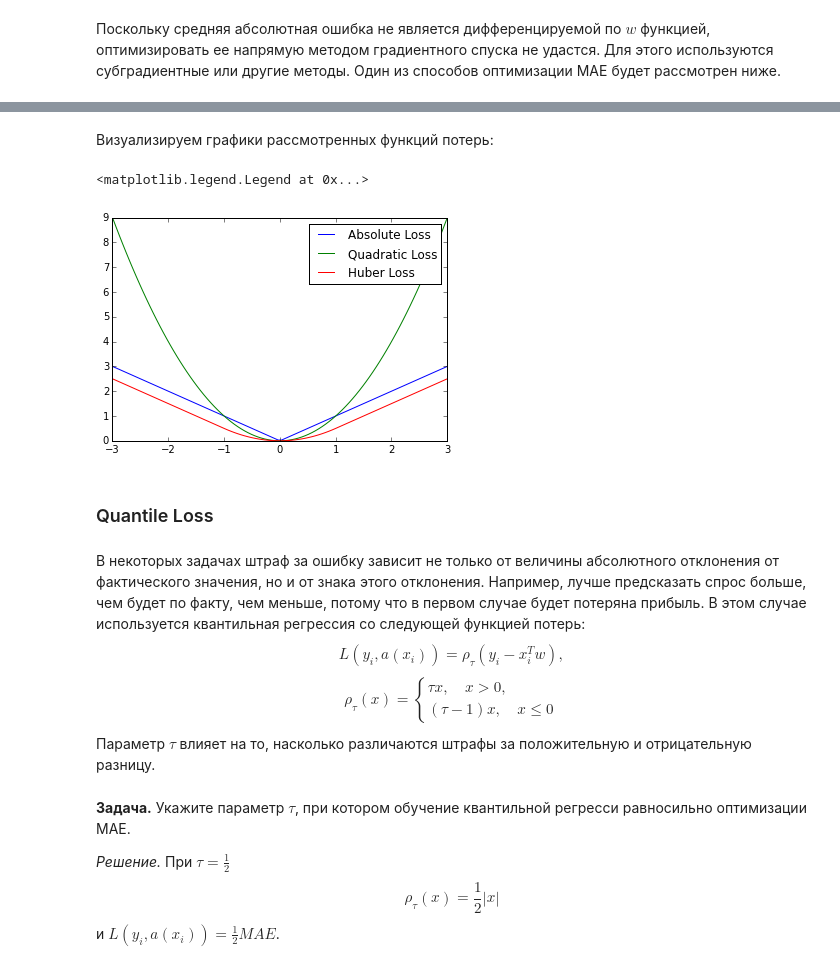
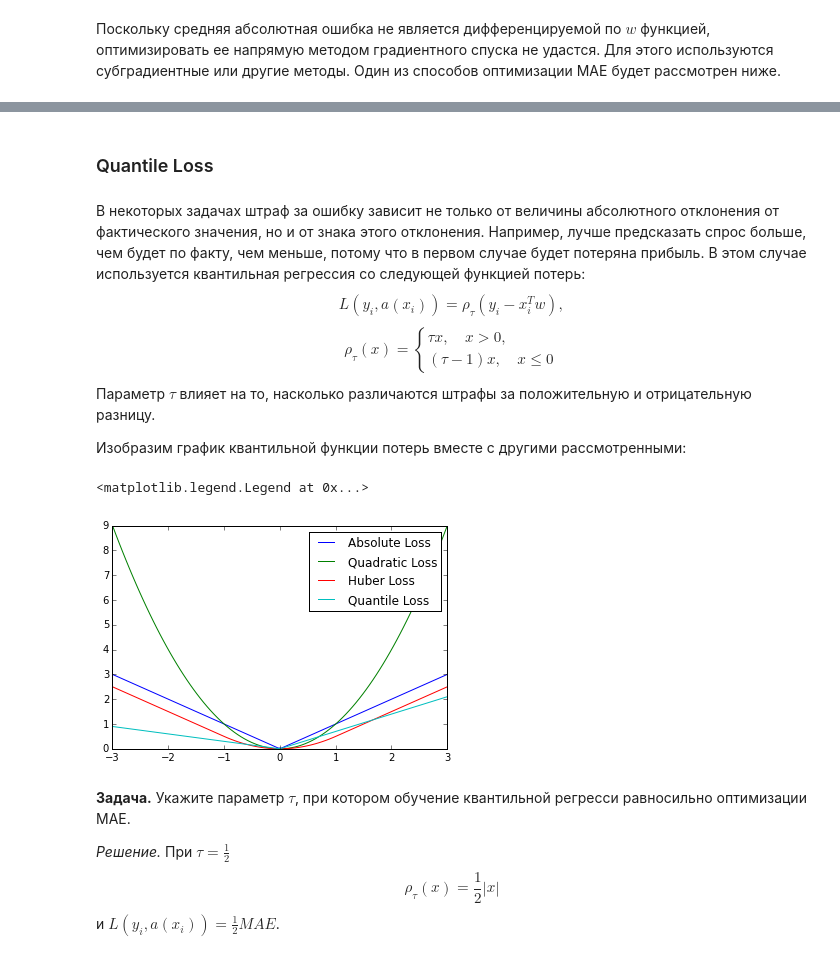
Before and after one commit to ScoobyVooDoo/HSE_FCS_seminars, a Jupyter notebook: materials/LinearRegressionSeminar.ipynb, the cells around one changed output, grey strips where cells are left out. Cells and saved outputs as stored; diff of their text form; code cells hidden in the pictures.

```diff
--- a/materials/LinearRegressionSeminar.ipynb
+++ b/materials/LinearRegressionSeminar.ipynb
@@ -270,20 +282,6 @@ $$L(y_i, a(x_i)) = \begin{cases} \frac 1 2(a(x_i) - y_i)^2, - \epsilon < a(x_i)
 Оптимизация Huber Loss реализована в sklearn:
 # %%
 from sklearn.linear_model import HuberRegressor
-# %% [markdown]
-Визуализируем графики рассмотренных функций потерь:
-# %%
-grid = np.linspace(-3, 3, 100)
-mse_loss = grid ** 2
-mae_loss = np.abs(grid)
-huber_loss = 0.5 * mse_loss * (grid >= -1) * (grid <= 1) + (mae_loss - 0.5) * (grid < -1) + (mae_loss - 0.5)  * (grid > 1)
-plt.plot(grid, mae_loss, label="Absolute Loss")
-plt.plot(grid, mse_loss, label="Quadratic Loss")
-plt.plot(grid, huber_loss, label="Huber Loss")
-plt.legend()
-# %% [output]
-<matplotlib.legend.Legend at 0x...>
-[figure, removed]
 # %% [markdown]
 ### Quantile Loss
 # %% [markdown]
@@ -291,6 +289,23 @@ plt.legend()
 $$L(y_i, a(x_i)) = \rho_\tau(y_i - x_i^T w),$$
 $$\rho_\tau(x) = \begin{cases} \tau x, \quad x > 0, \\ (\tau - 1) x, \quad x \leqslant 0 \end{cases}$$
 Параметр $\tau$ влияет на то, насколько различаются штрафы за положительную и отрицательную разницу.
+
+Изобразим график квантильной функции потерь вместе с другими рассмотренными:
+# %%
+grid = np.linspace(-3, 3, 100)
+quantile_tau = 0.7
+mse_loss = grid ** 2
+quantile_loss = np.abs(grid)
+huber_loss = 0.5 * mse_loss * (grid >= -1) * (grid <= 1) + (mae_loss - 0.5) * (grid < -1) + (mae_loss - 0.5)  * (grid > 1)
+quantile_loss = quantile_tau * grid * (grid > 0) + (quantile_tau - 1) * grid * (grid <= 0)
+plt.plot(grid, mae_loss, label="Absolute Loss")
+plt.plot(grid, mse_loss, label="Quadratic Loss")
+plt.plot(grid, huber_loss, label="Huber Loss")
+plt.plot(grid, quantile_loss, label="Quantile Loss")
+plt.legend()
+# %% [output]
+<matplotlib.legend.Legend at 0x...>
+[figure, added]
 # %% [markdown]
 __Задача.__ Укажите параметр $\tau$, при котором обучение квантильной регресси равносильно оптимизации MAE.
 
```
Also changed, not shown: parts of 9 cells of this notebook.
